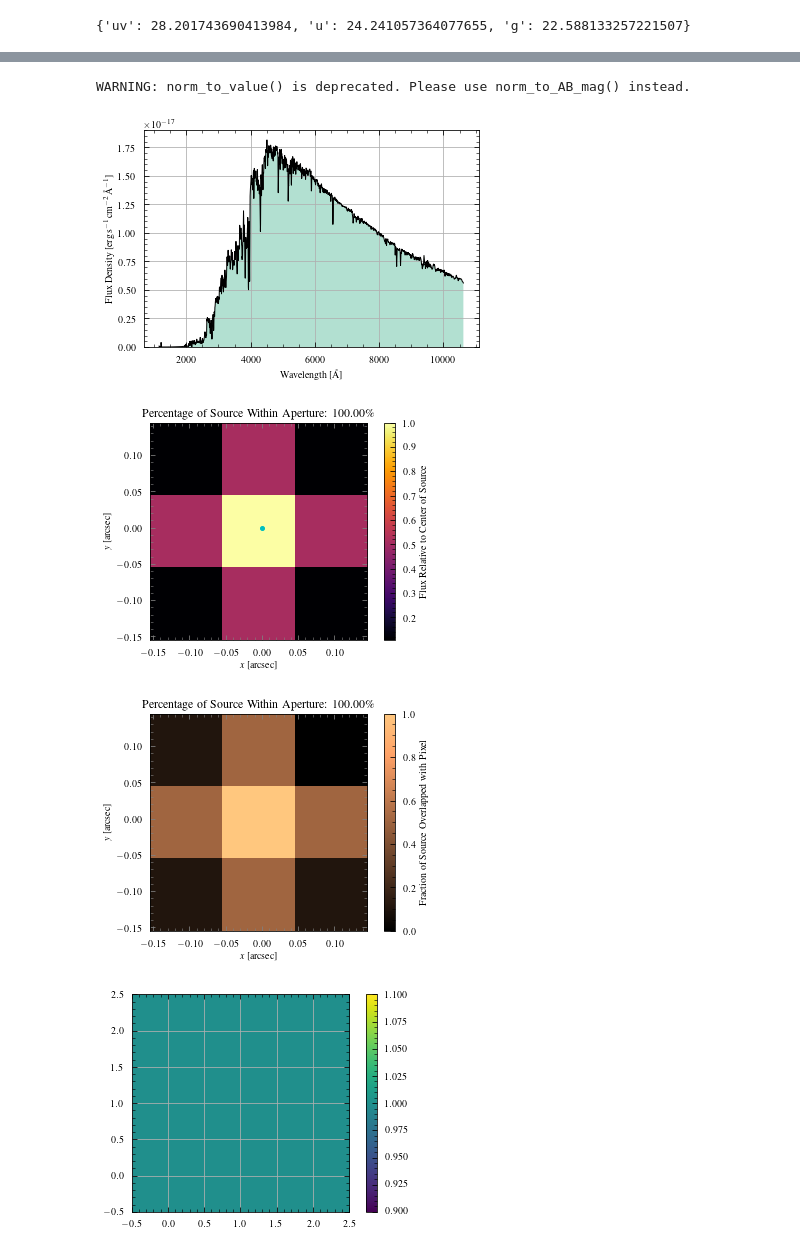
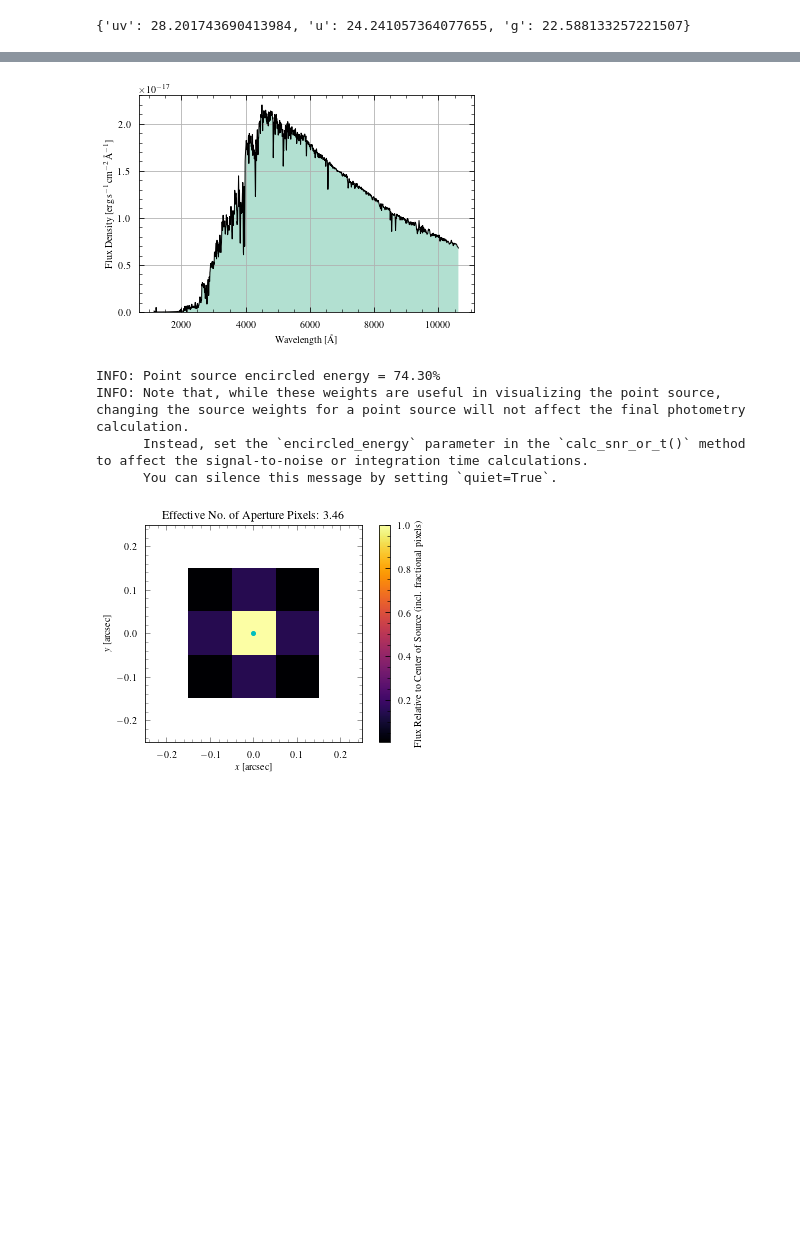
Before and after one commit to CASTOR-telescope/ETC, a Jupyter notebook: notebooks/galaxy_demo copy.ipynb, the cells around one changed output, grey strips where cells are left out. Cells and saved outputs as stored; diff of their text form; code cells hidden in the pictures; blank space fills up the shorter version.

```diff
--- a/notebooks/galaxy_demo copy.ipynb
+++ b/notebooks/galaxy_demo copy.ipynb
@@ -67,44 +140,38 @@ MyTelescope = Telescope()
 #
 # Generate background object
 #
 MyBackground = Background(mags_per_sq_arcsec={"uv": 26.08, "u": 23.74, "g": 22.60})
 MyBackground.add_geocoronal_emission(flux="avg")
 #
 # Create source
 #
-flux_profile = Profiles.uniform()
-MySource = PointSource(flux_profile, angle=0.15 * u.arcsec)  # set to FWHM if point source
+MySource = PointSource()
 # MySource.use_pickles_spectrum("o9v")
 MySource.use_pickles_spectrum("g2v")
-MySource.norm_to_value(26, "mag", passband="uv", telescopeObj=MyTelescope)
+MySource.norm_to_AB_mag(26, passband="uv", TelescopeObj=MyTelescope)
 MySource.show_spectrum()
 
 MyPhot = phot.Photometry(MyTelescope, MySource, MyBackground)
 MyPhot.use_optimal_aperture()
 MyPhot.show_source_weights(mark_source=True)
-MyPhot.show_source_aper_overlap()
-
-fig, ax = plt.subplots()
-img = ax.imshow(MyPhot.redleak_weights, origin="lower")
-fig.colorbar(img)
-plt.show()
 
 TARGET_SNR = 100
 
 # (By default, returns a dictionary with the passbands as the keys)
 # times = MyPhot.calc_snr_or_t(snr=TARGET_SNR)
 # print(f"Time (s) required to reach SNR={TARGET_SNR} in each passband:", times)
 
 # (For prettier printing)
 for band in MyTelescope.passbands:
     time = MyPhot.calc_snr_or_t(snr=TARGET_SNR, reddening=0, quiet=True)[band]
     print(f"Time (s) required to reach SNR={TARGET_SNR} in {band}-band", time)
     snr = MyPhot.calc_snr_or_t(t=time, reddening=0, quiet=True)[band]
     print(f"SNR achieved in t={time} seconds in {band}-band", snr)
     print()
 # %% [output]
+[figure, new version]
-WARNING: norm_to_value() is deprecated. Please use norm_to_AB_mag() instead.
+INFO: Point source encircled energy = 74.30%
+INFO: Note that, while these weights are useful in visualizing the point source, changing the source weights for a point source will not affect the final photometry calculation.
+      Instead, set the `encircled_energy` parameter in the `calc_snr_or_t()` method to affect the signal-to-noise or integration time calculations.
+      You can silence this message by setting `quiet=True`.
-[figure, old version]
-[figure, old version]
+[figure, new version]
-[figure, removed]
-[figure, removed]
```
Also changed, not shown: parts of 10 cells of this notebook.
